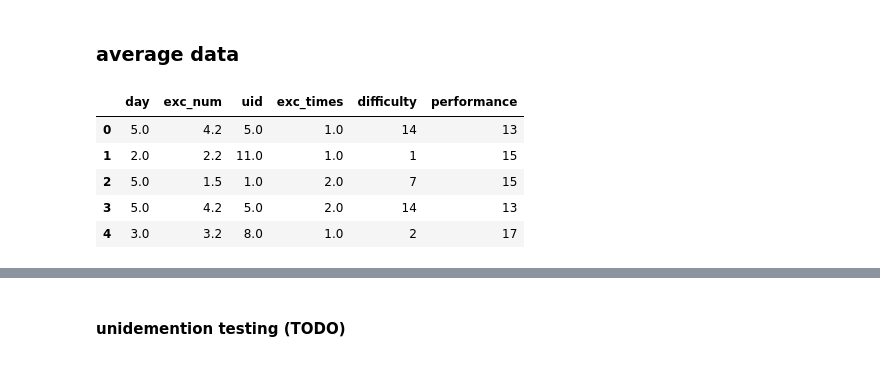
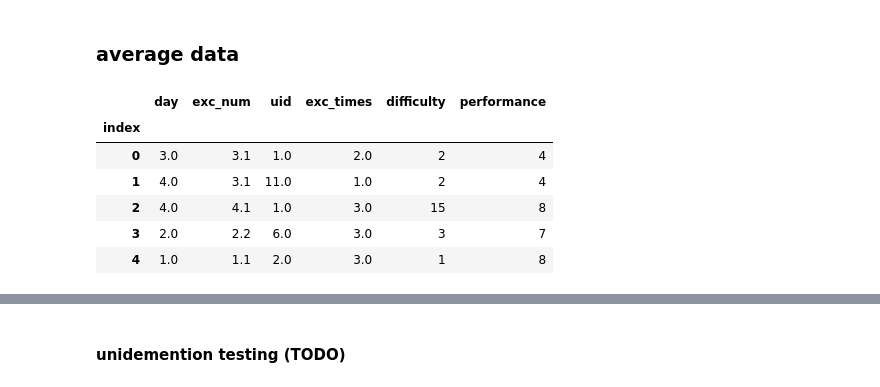
Before and after one commit to wangziling100/Heika, a Jupyter notebook: script/unidemention_test_2_2.ipynb, the cells around one changed output, grey strips where cells are left out. Drawn from its saved outputs; the diff is of its cells as text; code cells hidden in the pictures.

```diff
--- a/script/unidemention_test_2_2.ipynb
+++ b/script/unidemention_test_2_2.ipynb
@@ -181,36 +208,40 @@ all_data.head()
 # %%
 # target_col = 'front'
 invert = False
-imbalanced_data = False
-n_level = 19
+divide_points = None
+n_level = 9
+how = 'cluster'
+# how = 'naive'
 
-item, parameters = ability_level_mapper(all_data, col=target_col, invert=invert, n_level=n_level,
-                                        imbalanced_data=imbalanced_data)
+item, parameters = ability_level_mapper(all_data, col=target_col, invert=invert, n_level=n_level, how=how,
+                                        divide_points=divide_points)
+ability_level_mapper(all_data, parameters=parameters)
 if merge_min:
     item = merge_minority(item)
 
 item = item[['day', 'exc_num', 'uid', 'exc_times', 'difficulty','performance']]
 # item = item[['day', 'exc_num', 'uid', 'exc_times', 'difficulty','performance']]. \
 #     groupby(by=['day', 'exc_num', 'uid', 'exc_times', 'difficulty']).mean()
 
 # print(item['performance'].describe())
 # uid_avg_score_per_item = item.reset_index()[['day', 'exc_num', 'uid', 'performance']].
 #     groupby(by=['day', 'exc_num', 'uid']).mean()
 # uid_avg_score_per_item = uid_avg_score_per_item.reset_index()
 # uid_avg_score_per_item.describe()
 with open('../data/parameter/ability_mapper.p', 'wb') as f:
     pickle.dump(parameters, f)
 with open('../data/parameter/ability_mapper2.p', 'wb') as f:
     pickle.dump(parameters, f, protocol=2)
 
 item.head()
 # %% [output]
 |  | day | exc_num | uid | exc_times | difficulty | performance |
-| 0 | 5.0 | 4.2 | 5.0 | 1.0 | 14 | 13 |
-| 1 | 2.0 | 2.2 | 11.0 | 1.0 | 1 | 15 |
-| 2 | 5.0 | 1.5 | 1.0 | 2.0 | 7 | 15 |
-| 3 | 5.0 | 4.2 | 5.0 | 2.0 | 14 | 13 |
-| 4 | 3.0 | 3.2 | 8.0 | 1.0 | 2 | 17 |
+| index |  |  |  |  |  |  |
+| 0 | 3.0 | 3.1 | 1.0 | 2.0 | 2 | 4 |
+| 1 | 4.0 | 3.1 | 11.0 | 1.0 | 2 | 4 |
+| 2 | 4.0 | 4.1 | 1.0 | 3.0 | 15 | 8 |
+| 3 | 2.0 | 2.2 | 6.0 | 3.0 | 3 | 7 |
+| 4 | 1.0 | 1.1 | 2.0 | 3.0 | 1 | 8 |
 # %%
 item.describe()
 # %% [output]
```
Also changed, not shown: parts of 7 cells of this notebook, 2 other files.
